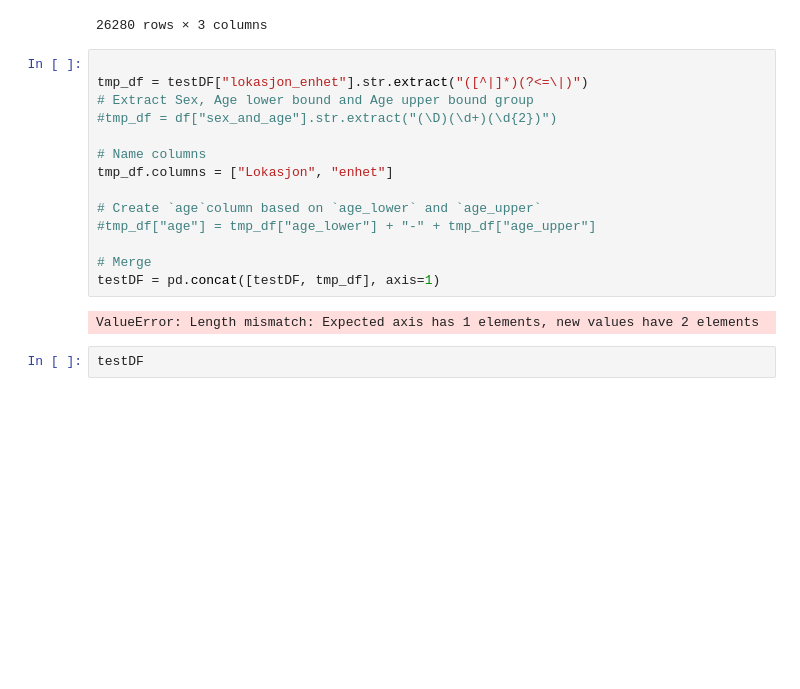
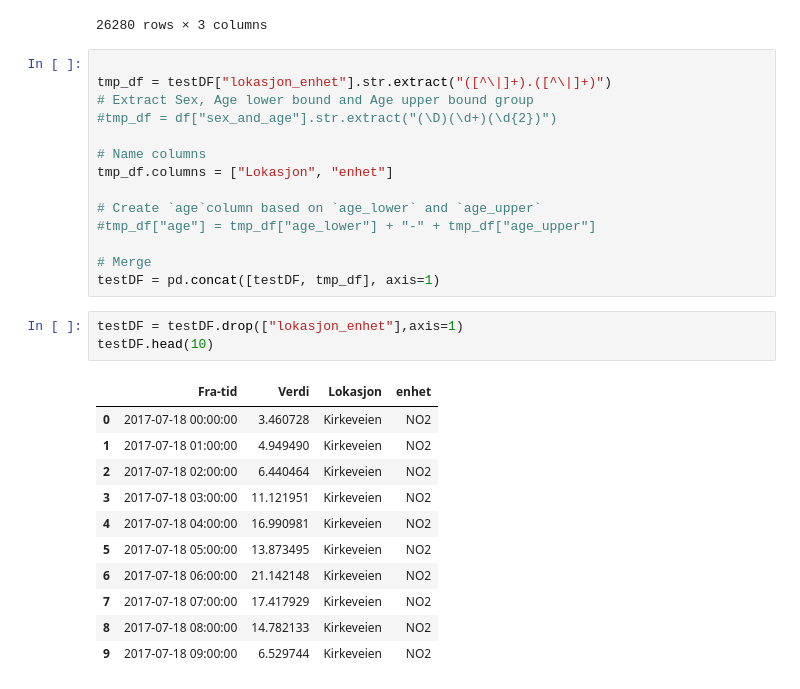
Before and after one commit to gustavberggren96/DataAnalyticsGroup3, a Jupyter notebook: AirPollutionAnalysis.ipynb, the cells around one changed output. Drawn from its saved outputs; the diff is of its cells as text; blank space fills up the shorter version.

```diff
--- a/AirPollutionAnalysis.ipynb
+++ b/AirPollutionAnalysis.ipynb
@@ -137,7 +137,7 @@ testDF
 26280 rows × 3 columns
 # %%
 
-tmp_df = testDF["lokasjon_enhet"].str.extract("([^|]*)(?<=\|)")
+tmp_df = testDF["lokasjon_enhet"].str.extract("([^\|]+).([^\|]+)")
 # Extract Sex, Age lower bound and Age upper bound group
 #tmp_df = df["sex_and_age"].str.extract("(\D)(\d+)(\d{2})")
 
@@ -149,7 +149,18 @@ tmp_df.columns = ["Lokasjon", "enhet"]
 
 # Merge
 testDF = pd.concat([testDF, tmp_df], axis=1)
-# %% [output]
-ValueError: Length mismatch: Expected axis has 1 elements, new values have 2 elements
-# %%
-testDF
+# %%
+testDF = testDF.drop(["lokasjon_enhet"],axis=1)
+testDF.head(10)
+# %% [output]
+|  | Fra-tid | Verdi | Lokasjon | enhet |
+| 0 | 2017-07-18 00:00:00 | 3.460728 | Kirkeveien | NO2 |
+| 1 | 2017-07-18 01:00:00 | 4.949490 | Kirkeveien | NO2 |
+| 2 | 2017-07-18 02:00:00 | 6.440464 | Kirkeveien | NO2 |
+| 3 | 2017-07-18 03:00:00 | 11.121951 | Kirkeveien | NO2 |
+| 4 | 2017-07-18 04:00:00 | 16.990981 | Kirkeveien | NO2 |
+| 5 | 2017-07-18 05:00:00 | 13.873495 | Kirkeveien | NO2 |
+| 6 | 2017-07-18 06:00:00 | 21.142148 | Kirkeveien | NO2 |
+| 7 | 2017-07-18 07:00:00 | 17.417929 | Kirkeveien | NO2 |
+| 8 | 2017-07-18 08:00:00 | 14.782133 | Kirkeveien | NO2 |
+| 9 | 2017-07-18 09:00:00 | 6.529744 | Kirkeveien | NO2 |
```
Also changed, not shown: parts of 2 cells of this notebook.
